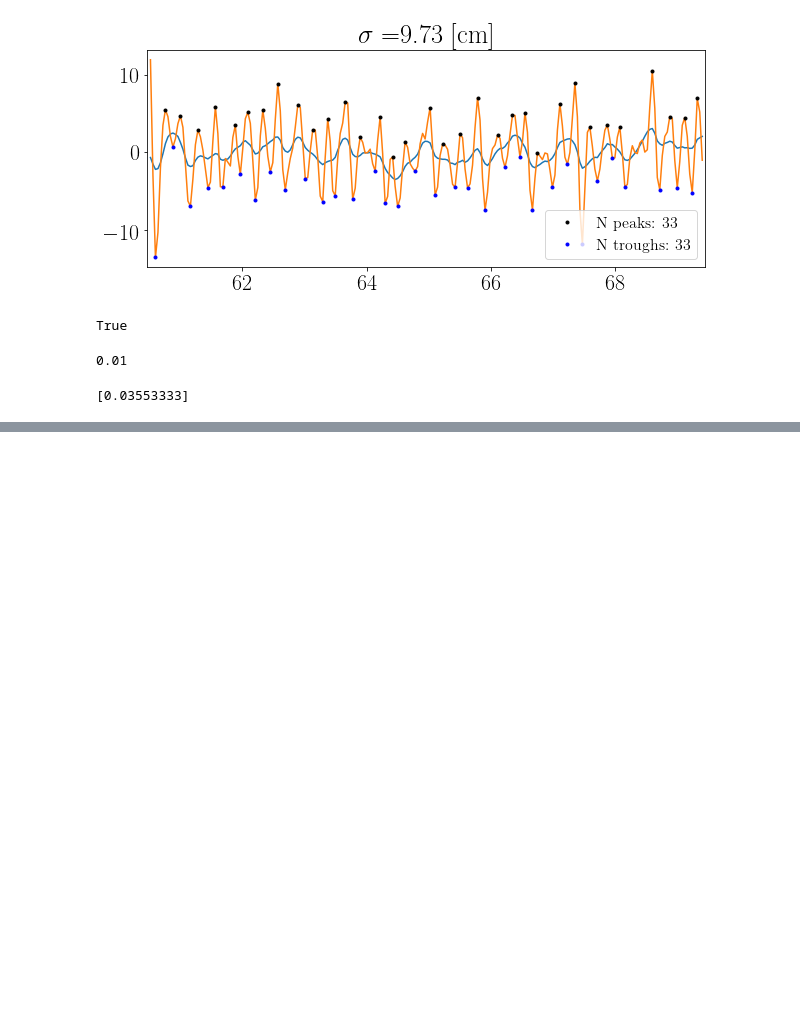
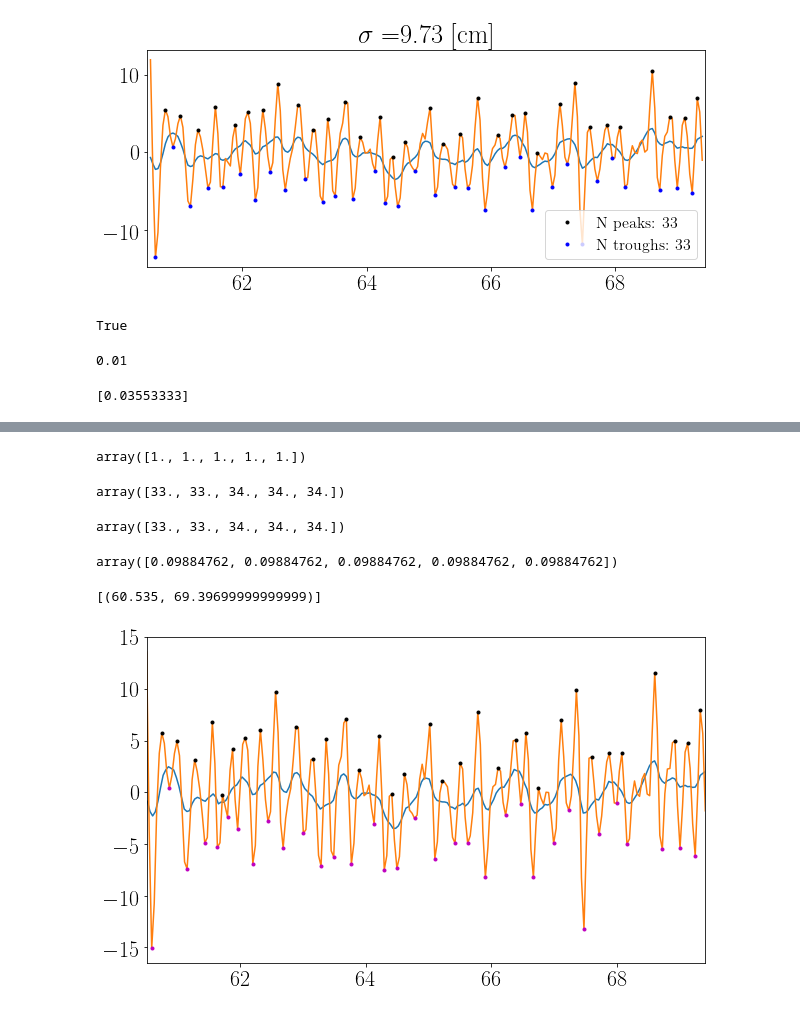
Before and after one commit to TheaQG/AWI_Bcores_Analysis, a Jupyter notebook: Constraints.ipynb, the cells around one changed output, grey strips where cells are left out. Drawn from its saved outputs; the diff is of its cells as text; code cells hidden in the pictures; blank space fills up the shorter version.

```diff
--- a/Constraints.ipynb
+++ b/Constraints.ipynb
@@ -403,0 +454,14 @@ array([  3,  16,  30,  42,  55,  69,  82,  99, 121, 135, 153, 173, 191,
+# %%
+inst = BackDiffuse(site, data_d18O, CoresSpecs, dTamb, dLaki, 33, diffLenData=data_diff_LT, densData=data_dens_LT)
+
+sigma_rangeHL = inst.diffLenEstimateHL()
+sigma_FitEst = inst.spectralEstimate()
+
+dInt, d18OInt, Delta = inst.interpCores()
+# %%
+
+print('\n\n###############\n')
+diffLen0_in = min(min(sigma_rangeHL), sigma_FitEst)
+print(f'Min sigma analyt: {min(sigma_rangeHL)*100:.2f} [cm]')
+print(f'Sigma fit: {sigma_FitEst*100:.2f} [cm]')
+print(f'Starting sigma: {diffLen0_in*100:.2f} [cm]')
@@ -403,0 +476,6 @@ array([  3,  16,  30,  42,  55,  69,  82,  99, 121, 135, 153, 173, 191,
+# %%
+diffLenTest = diffLen0_in - 0.02
+# %%
+decon_inst = SpectralDecon(dInt, d18OInt, N_min=2000, transType='DCT')
+dist = np.floor(pALT*(2/4))
+min_peakDist = dist
@@ -403,0 +555,26 @@ array([  3,  16,  30,  42,  55,  69,  82,  99, 121, 135, 153, 173, 191,
+# %%
+patterns
+# %% [output]
+array([1., 1., 1., 1., 1.])
+# %%
+lenPs
+# %% [output]
+array([33., 33., 34., 34., 34.])
+# %%
+lenTs
+# %% [output]
+array([33., 33., 34., 34., 34.])
+# %%
+diffLens
+# %% [output]
+array([0.09884762, 0.09884762, 0.09884762, 0.09884762, 0.09884762])
+# %%
+fig, ax = plt.subplots(figsize=(10,6))
+plt.plot(depth_LT, d18O_LT-np.mean(d18O_LT))
+plt.plot(depth0, dataD0)
+plt.plot(depth0[Ps], dataD0[Ps],'.', c='k')
+plt.plot(depth0[Ts], dataD0[Ts],'.', c='m')
+plt.gca().set(xlim=(min(depth_LT), max(depth_LT)))
+# %% [output]
+[(60.535, 69.39699999999999)]
+[figure, added]
```
Also changed, not shown: parts of 21 cells of this notebook.
